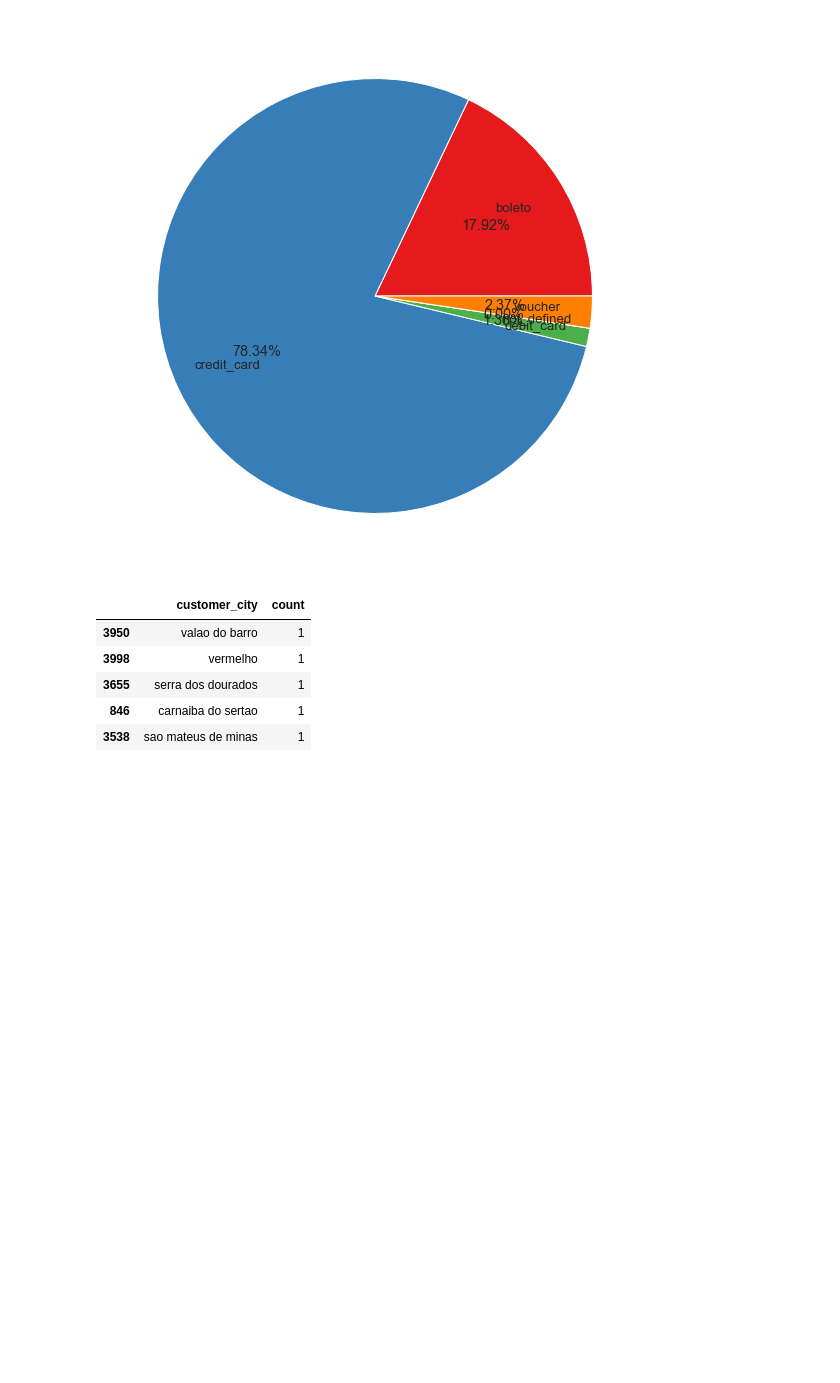
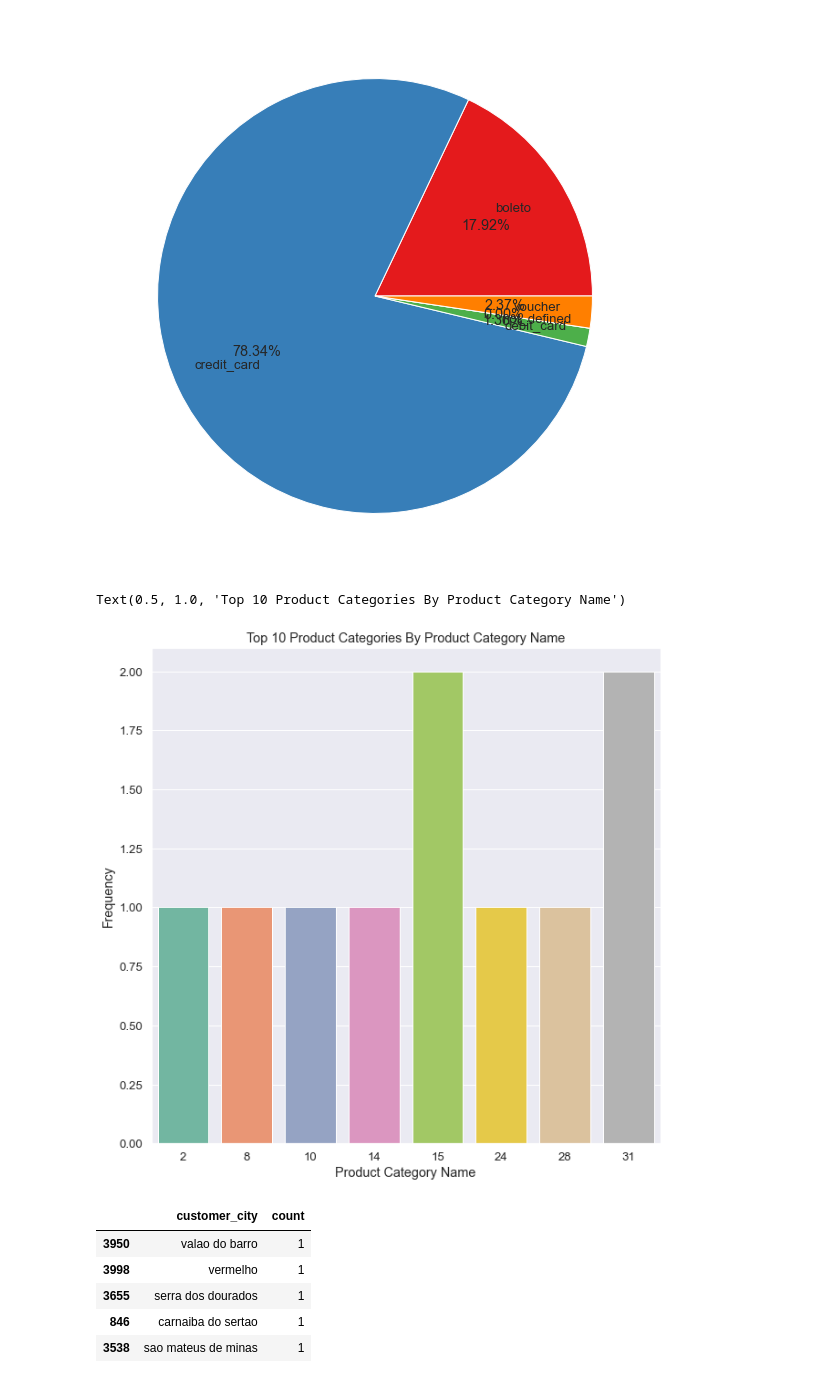
Before and after one commit to JamesLi197412/eCommerce_analysis, a Jupyter notebook: Brazillian E-Commerce.ipynb, the cells around one changed output. Saved outputs shown, nothing was run; the diff lists cells and outputs as text; code cells hidden in the pictures; blank space fills up the shorter version.

Commit message:
Add more visualisatoin plot

```diff
--- a/Brazillian E-Commerce.ipynb
+++ b/Brazillian E-Commerce.ipynb
@@ -373,4 +362,16 @@ for autotext in autotexts:
 plt.show()
 # %% [output]
 [figure]
+# %%
+# Find out top product categories
+orders_prod = orders.groupby(['product_category_name'])['order_id'].count().reset_index().sort_values(by = 'order_id')
+
+plt.figure(figsize=(10,10))
+sns.countplot(x = 'order_id', data = orders_prod.iloc[:10],palette = "Set2")
+plt.xlabel('Product Category Name')
+plt.ylabel('Frequency')
+plt.title('Top 10 Product Categories By Product Category Name')
+# %% [output]
+Text(0.5, 1.0, 'Top 10 Product Categories By Product Category Name')
+[figure, added]
 # %%
```
Also changed, not shown: parts of 2 cells of this notebook.
